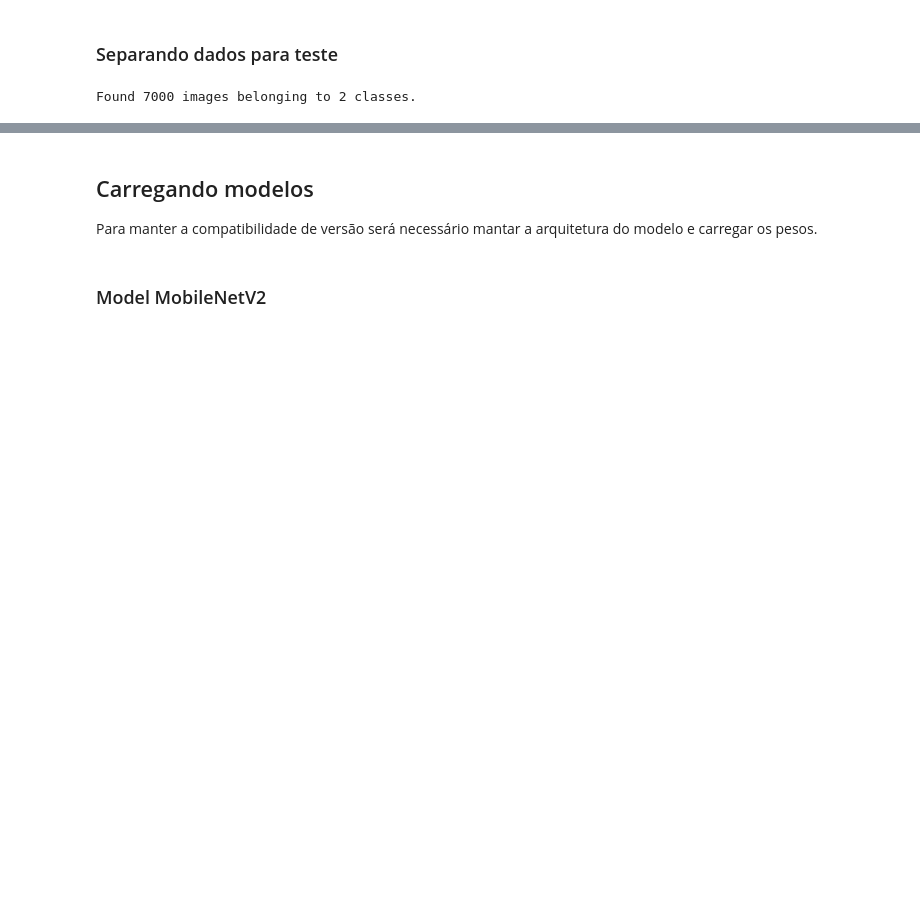
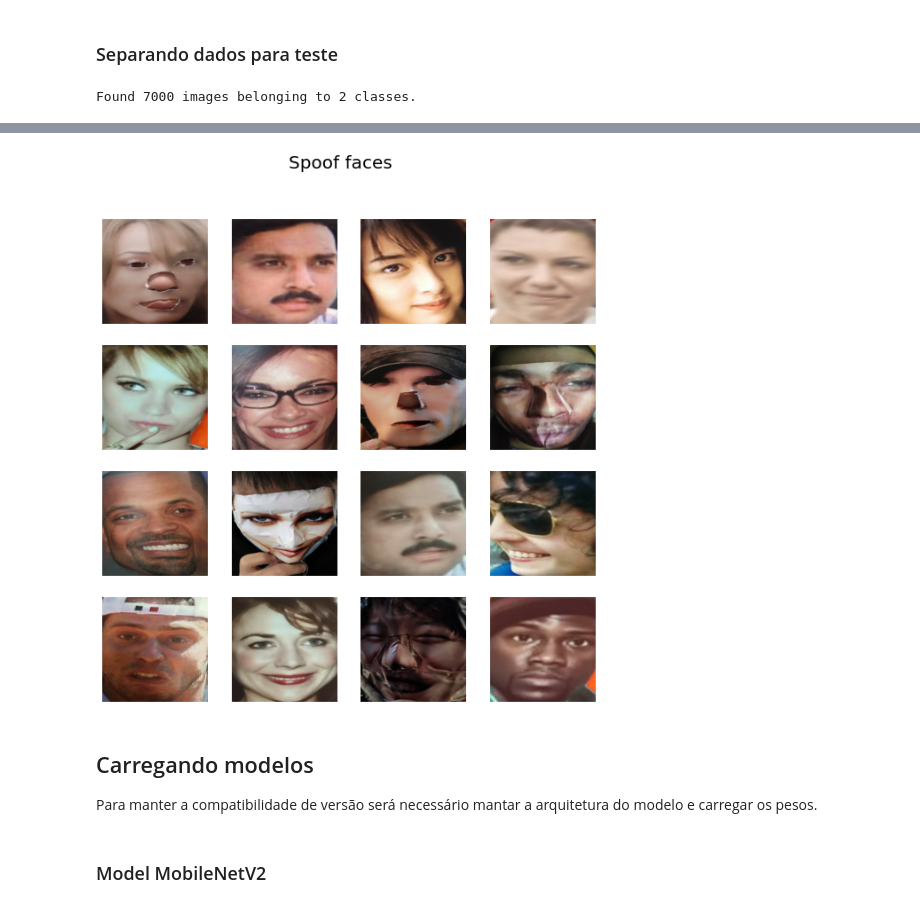
Before and after one commit to RicaJedidia/Facens_TCC_Face_Anti_Spoofing, a Jupyter notebook: Results/Result_models.ipynb, the cells around one changed output, grey strips where cells are left out. Cells and saved outputs as stored; diff of their text form; code cells hidden in the pictures; blank space fills up the shorter version.

```diff
--- a/Results/Result_models.ipynb
+++ b/Results/Result_models.ipynb
@@ -118,3 +191,17 @@ Found 7000 images belonging to 2 classes.
+# %%
+fig = plt.figure(figsize=(10, 10))
+
+i = 0
+for n in range(6984, 7000):
+    plt.subplot(4, 4, i+1)
+    plt.imshow(load_img(test_generator.filepaths[n]), cmap='gray')
+    plt.suptitle("Spoof faces",fontsize=20)
+    plt.axis('off')
+    i = i + 1
+
+plt.show()
+# %% [output]
+[figure, added]
 # %% [markdown]
 ## Carregando modelos
 Para manter a compatibilidade de versão será necessário mantar a arquitetura do modelo e carregar os pesos.
```
Also changed, not shown: parts of 16 cells of this notebook.
